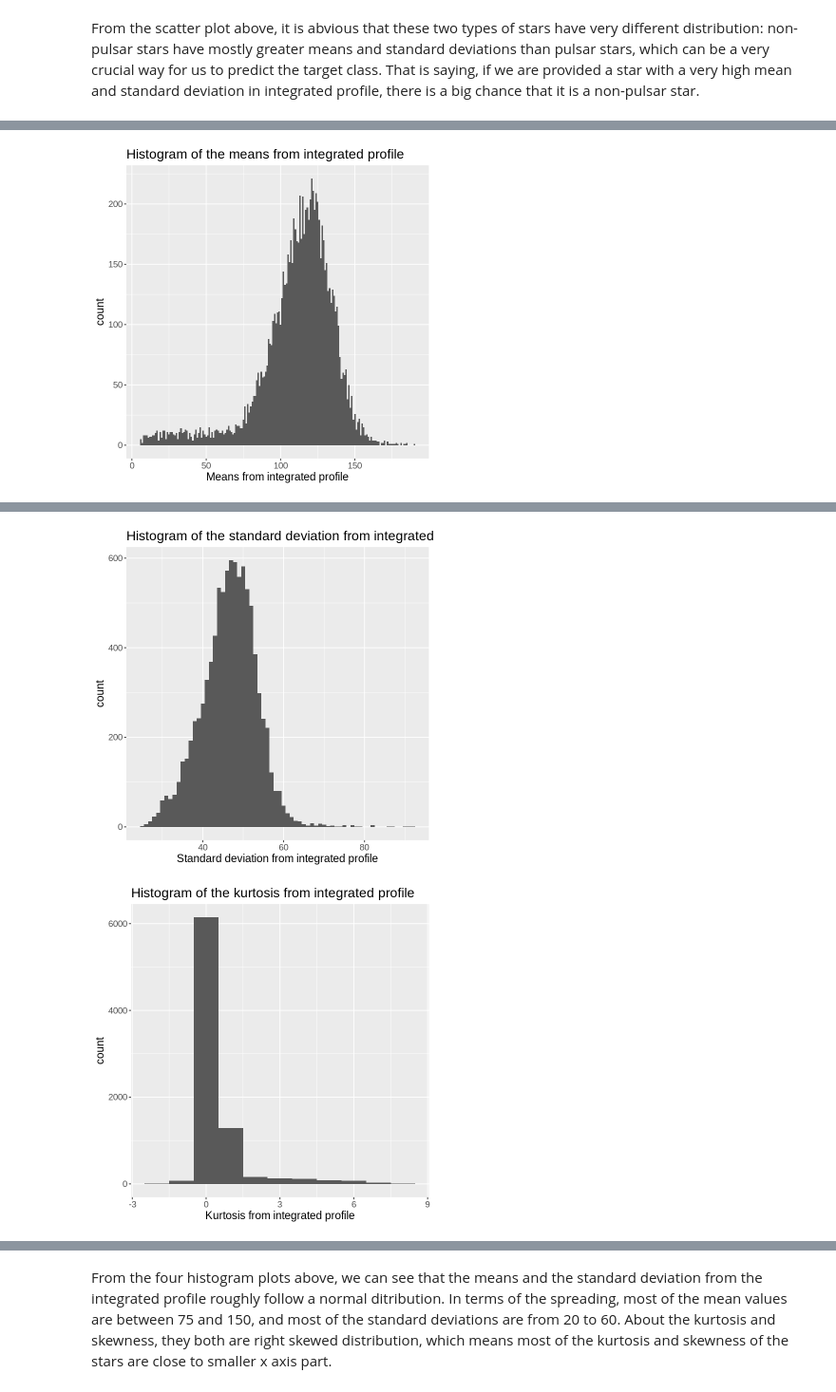
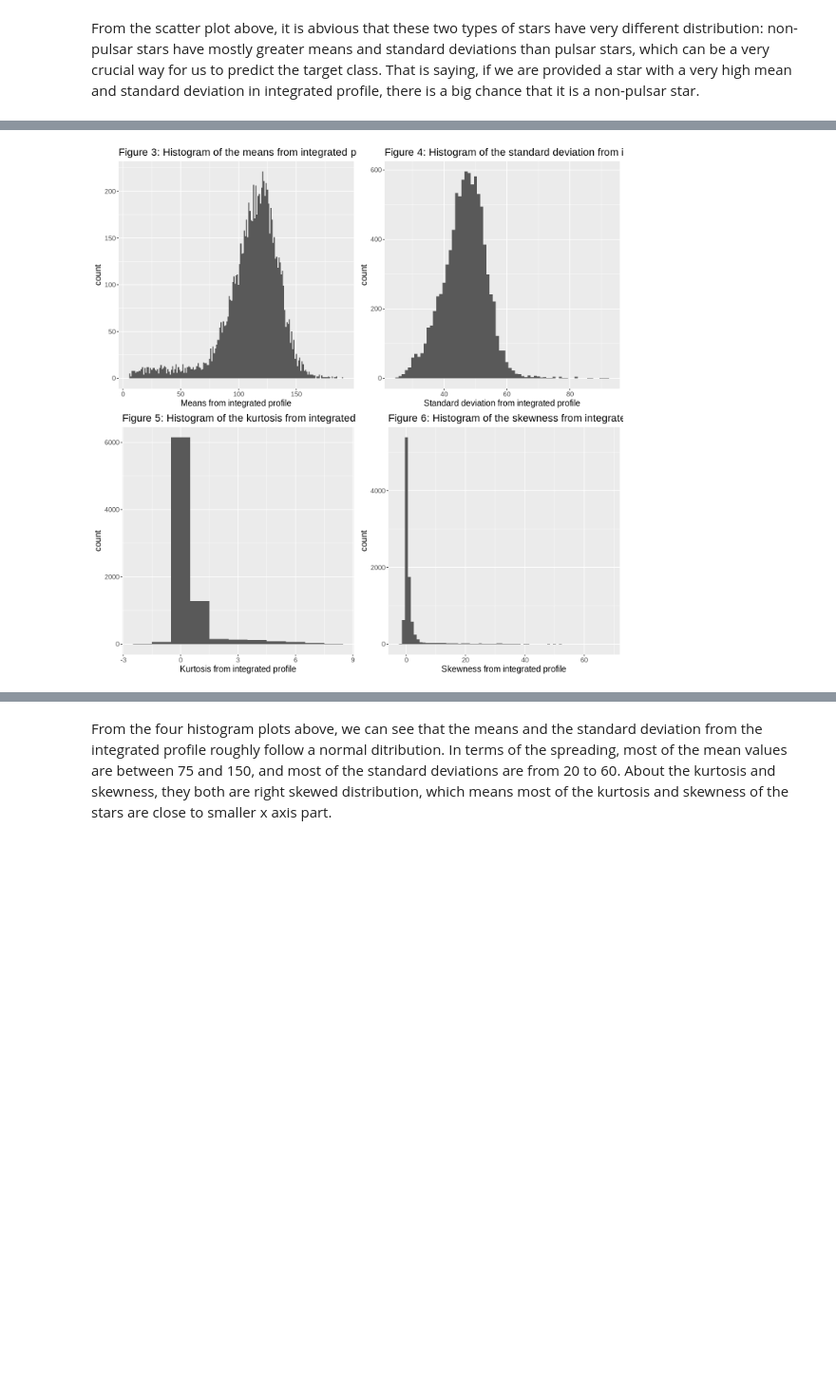
Before and after one commit to ScottCY/Group-_Project, a Jupyter notebook: Project_new.ipynb, the cells around one changed output, grey strips where cells are left out. Shown: that part at 95% size. Drawn from its saved outputs; the diff is of its cells as text; code cells hidden in the pictures; blank space fills up the shorter version.

```diff
--- a/Project_new.ipynb
+++ b/Project_new.ipynb
@@ -227,32 +256,32 @@ Integrated_profile_plot
 # %% [markdown]
 From the scatter plot above, it is abvious that these two types of stars have very different distribution: non-pulsar stars have mostly greater means and standard deviations than pulsar stars, which can be a very crucial way for us to predict the target class. That is saying, if we are provided a star with a very high mean and standard deviation in integrated profile, there is a big chance that it is a non-pulsar star.
 # %%
-options(repr.plot.width = 6, repr.plot.height = 6)
+options(repr.plot.width = 12, repr.plot.height = 12)
+library(cowplot)
+
 Integrated_profile_plot_2 <- ggplot(pulsar_train_tidy,aes(x = integrated_profile_mean))+
 geom_histogram(binwidth = 1)+
-ggtitle("Histogram of the means from integrated profile")+
+ggtitle("Figure 3: Histogram of the means from integrated profile")+
 labs(x = "Means from integrated profile")+
 theme(text = element_text(size = 14))
-Integrated_profile_plot_2
 
 Integrated_profile_plot_3 <- ggplot(pulsar_train_tidy,aes(x = integrated_profile_standard_deviation))+
 geom_histogram(binwidth = 1)+
-ggtitle("Histogram of the standard deviation from integrated profile")+
+ggtitle("Figure 4: Histogram of the standard deviation from integrated profile")+
 labs(x = "Standard deviation from integrated profile")+
 theme(text = element_text(size = 14))
-Integrated_profile_plot_3
 
 Integrated_profile_plot_4 <- ggplot(pulsar_train_tidy,aes(x = integrated_profile_kurtosis))+
 geom_histogram(binwidth = 1)+
-ggtitle("Histogram of the kurtosis from integrated profile")+
+ggtitle("Figure 5: Histogram of the kurtosis from integrated profile")+
 labs(x = "Kurtosis from integrated profile")+
 theme(text = element_text(size = 14))
-Integrated_profile_plot_4
 
 Integrated_profile_plot_5 <- ggplot(pulsar_train_tidy,aes(x = integrated_profile_skewness))+
 geom_histogram(binwidth = 1)+
-ggtitle("Histogram of the skewness from integrated profile")+
+ggtitle("Figure 6: Histogram of the skewness from integrated profile")+
 labs(x = "Skewness from integrated profile")+
 theme(text = element_text(size = 14))
-Integrated_profile_plot_5
+
+plot_grid(Integrated_profile_plot_2, Integrated_profile_plot_3, Integrated_profile_plot_4, Integrated_profile_plot_5, ncol = 2)
 # %% [output]
@@ -259 +292 @@ Integrated_profile_plot_5
-[figure, old version]
+[figure, new version]
@@ -262,2 +292,0 @@ Warning message:
-[figure, removed]
-[figure, removed]
```
Also changed, not shown: parts of 9 cells of this notebook.
